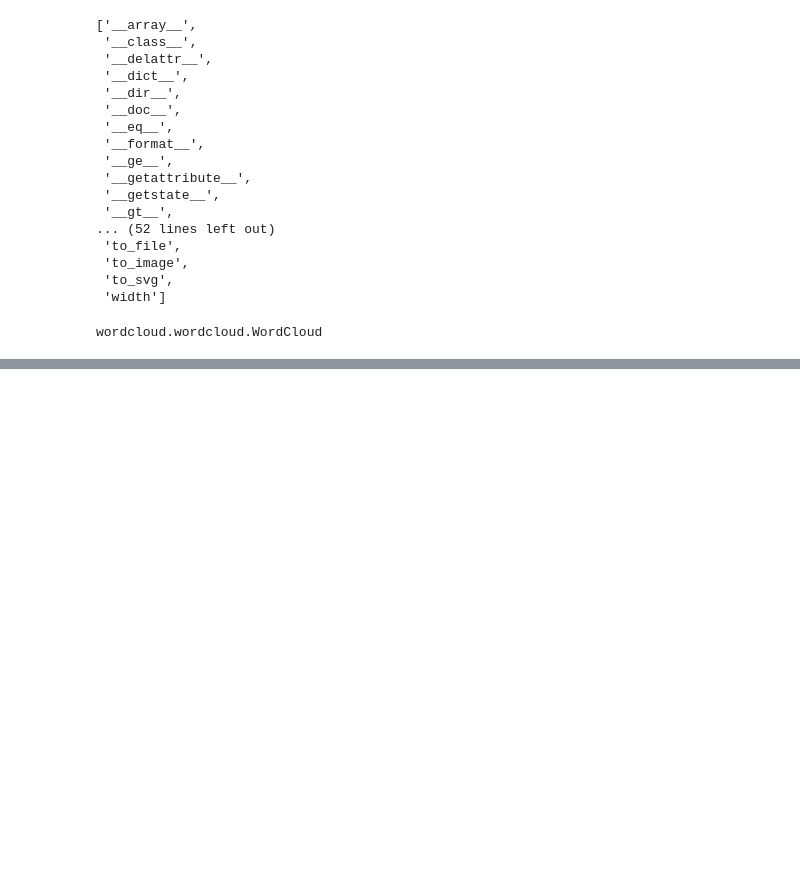
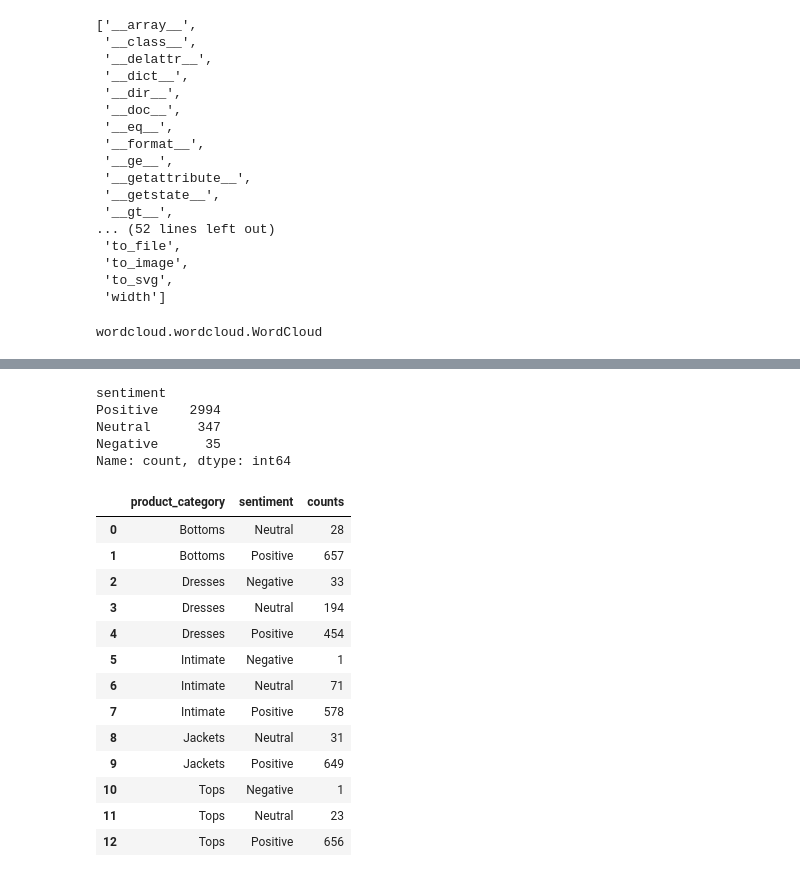
Before and after one commit to Ghosty501/Natural-Language-Process, a Jupyter notebook: Segundo Parcial/Semana IX/sent-analisis2.ipynb, the cells around one changed output, grey strips where cells are left out. Cells and saved outputs as stored; diff of their text form; code cells hidden in the pictures; blank space fills up the shorter version.

```diff
--- a/Segundo Parcial/Semana IX/sent-analisis2.ipynb
+++ b/Segundo Parcial/Semana IX/sent-analisis2.ipynb
@@ -323,0 +371,26 @@ plt.show()
+# %%
+dataset.sentiment.value_counts()
+# %% [output]
+sentiment
+Positive    2994
+Neutral      347
+Negative      35
+Name: count, dtype: int64
+# %%
+df = dataset.groupby(["product_category","sentiment"]).size().reset_index(name = "counts")
+df
+# %% [output]
+|  | product_category | sentiment | counts |
+| 0 | Bottoms | Neutral | 28 |
+| 1 | Bottoms | Positive | 657 |
+| 2 | Dresses | Negative | 33 |
+| 3 | Dresses | Neutral | 194 |
+| 4 | Dresses | Positive | 454 |
+| 5 | Intimate | Negative | 1 |
+| 6 | Intimate | Neutral | 71 |
+| 7 | Intimate | Positive | 578 |
+| 8 | Jackets | Neutral | 31 |
+| 9 | Jackets | Positive | 649 |
+| 10 | Tops | Negative | 1 |
+| 11 | Tops | Neutral | 23 |
+| 12 | Tops | Positive | 656 |
```
Also changed, not shown: parts of 12 cells of this notebook, 1 other file.
